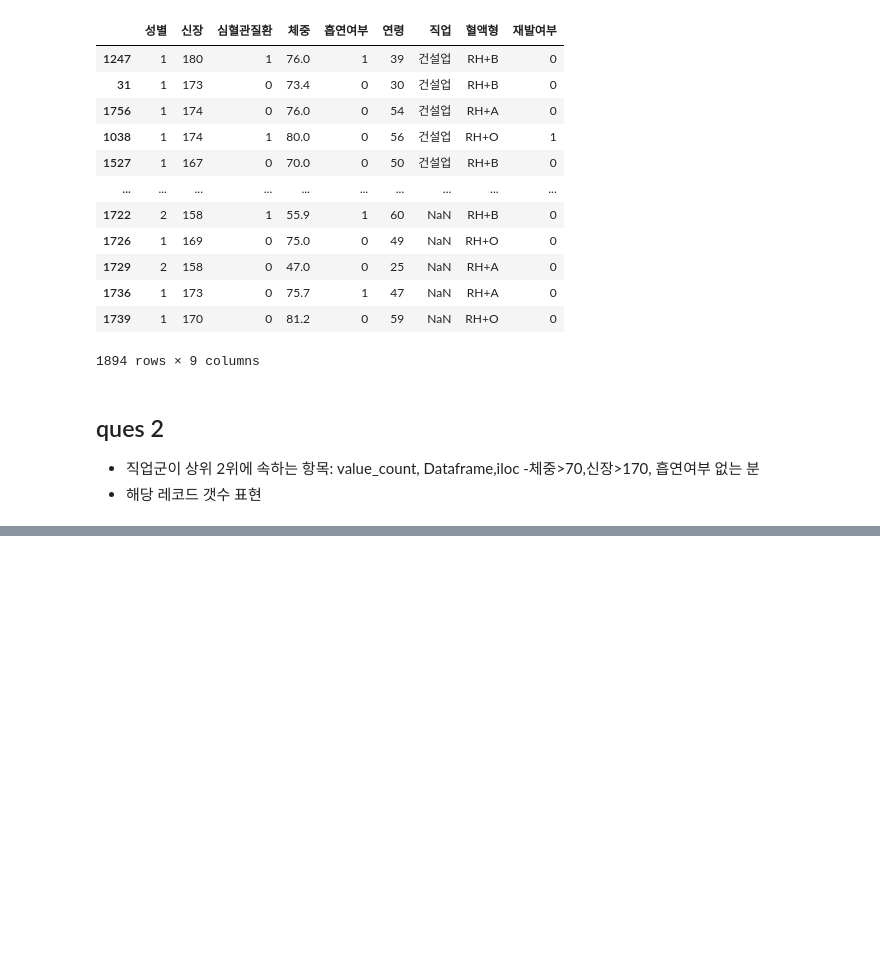
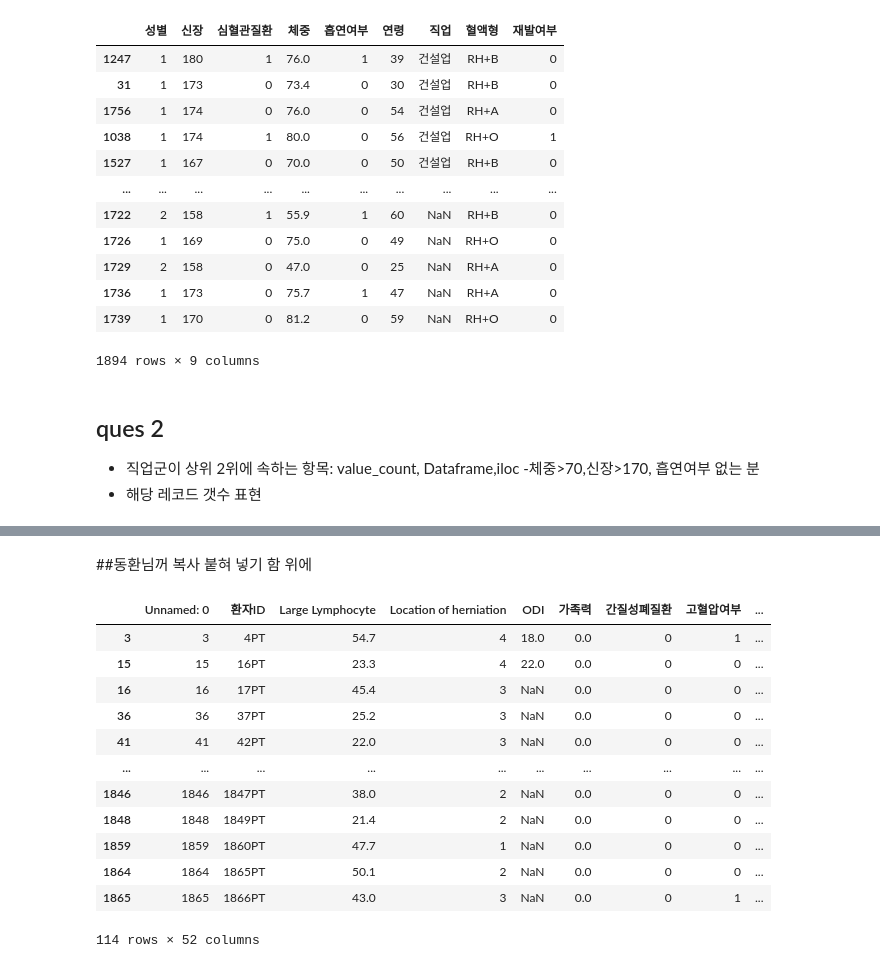
Before and after one commit to lovestar7914/study_data_analytics, a Jupyter notebook: codes/DDA/RecurrenceOfSurgery_DDA.ipynb, the cells around one changed output, grey strips where cells are left out. Drawn from its saved outputs; the diff is of its cells as text; code cells hidden in the pictures; blank space fills up the shorter version.

```diff
--- a/codes/DDA/RecurrenceOfSurgery_DDA.ipynb
+++ b/codes/DDA/RecurrenceOfSurgery_DDA.ipynb
@@ -223,0 +286,19 @@ df_ROS_forpatient.sort_values(by=['직업'])
+# %% [markdown]
+##동환님꺼 복사 붙혀 넣기 함 위에
+# %%
+df_ROS_au = df_ROS.loc[df_ROS['직업'] == '주부']
+df_ROS_au
+# %% [output]
+|  | Unnamed: 0 | 환자ID | Large Lymphocyte | Location of herniation | ODI | 가족력 | 간질성폐질환 | 고혈압여부 | ... |
+| 3 | 3 | 4PT | 54.7 | 4 | 18.0 | 0.0 | 0 | 1 | ... |
+| 15 | 15 | 16PT | 23.3 | 4 | 22.0 | 0.0 | 0 | 0 | ... |
+| 16 | 16 | 17PT | 45.4 | 3 | NaN | 0.0 | 0 | 0 | ... |
+| 36 | 36 | 37PT | 25.2 | 3 | NaN | 0.0 | 0 | 0 | ... |
+| 41 | 41 | 42PT | 22.0 | 3 | NaN | 0.0 | 0 | 0 | ... |
+| ... | ... | ... | ... | ... | ... | ... | ... | ... | ... |
+| 1846 | 1846 | 1847PT | 38.0 | 2 | NaN | 0.0 | 0 | 0 | ... |
+| 1848 | 1848 | 1849PT | 21.4 | 2 | NaN | 0.0 | 0 | 0 | ... |
+| 1859 | 1859 | 1860PT | 47.7 | 1 | NaN | 0.0 | 0 | 0 | ... |
+| 1864 | 1864 | 1865PT | 50.1 | 2 | NaN | 0.0 | 0 | 0 | ... |
+| 1865 | 1865 | 1866PT | 43.0 | 3 | NaN | 0.0 | 0 | 1 | ... |
+114 rows × 52 columns
```
Also changed, not shown: parts of 6 cells of this notebook.
